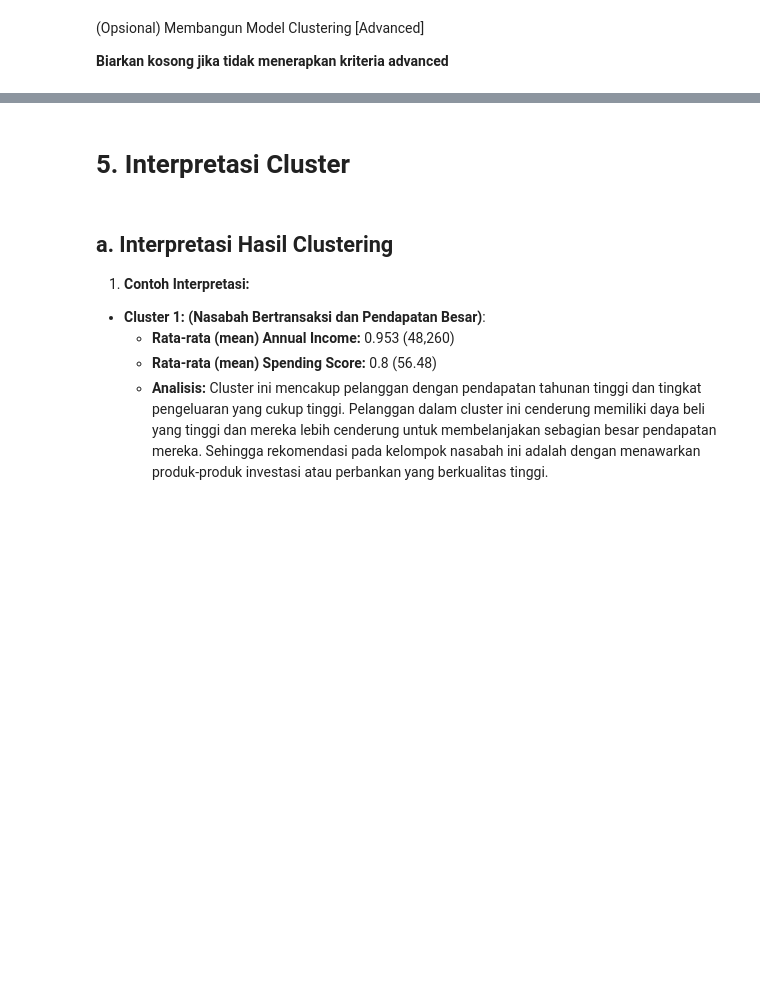
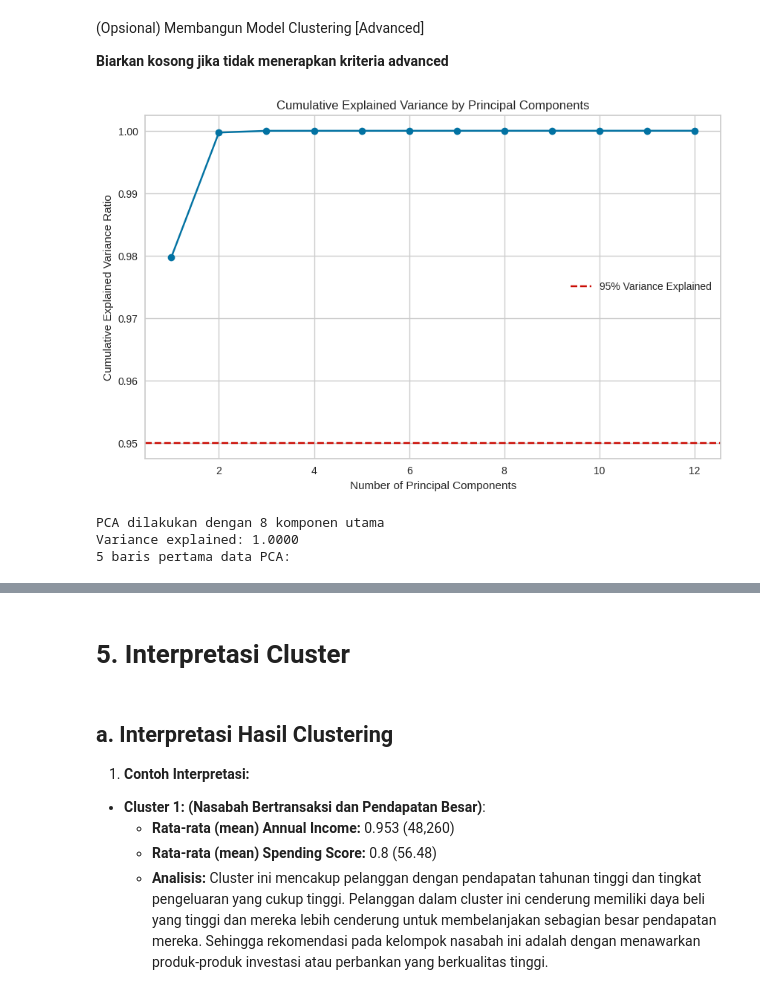
Before and after one commit to eko-andri-prasetyo/proyek-machine-learning, a Jupyter notebook: [Clustering]_Submission_Akhir_BMLP_Eko_Andri_Prasetyo.ipynb, the cells around one changed output, grey strips where cells are left out. Saved outputs shown, nothing was run; the diff lists cells and outputs as text; code cells hidden in the pictures; blank space fills up the shorter version.

```diff
--- a/[Clustering]_Submission_Akhir_BMLP_Eko_Andri_Prasetyo.ipynb
+++ b/[Clustering]_Submission_Akhir_BMLP_Eko_Andri_Prasetyo.ipynb
@@ -356,41 +496,53 @@ plt.show()
 # Pastikan kamu membangun model Kmeans baru dengan data yang sudah dimodifikasi melalui PCA.
 # ___ = KMeans(n_clusters=<x>)
 # ___.fit(<data_final>)
+# Membangun model menggunakan PCA.
 from sklearn.decomposition import PCA
+
+# Pastikan kita menggunakan data tanpa kolom Target (sebelum clustering)
+if 'Target' in df_scaled.columns:
+    data_for_pca = df_scaled.drop('Target', axis=1)
+else:
+    data_for_pca = df_scaled.copy()
 
 # Gunakan elbow method untuk menentukan jumlah komponen PCA optimal
 pca = PCA()
-pca.fit(df_scaled.drop('Target', axis=1))
+pca.fit(data_for_pca)
 
 # Plot variance explained ratio
 plt.figure(figsize=(10, 6))
 plt.plot(range(1, len(pca.explained_variance_ratio_) + 1),
          np.cumsum(pca.explained_variance_ratio_), marker='o')
 plt.axhline(y=0.95, color='r', linestyle='--', label='95% Variance Explained')
 plt.xlabel('Number of Principal Components')
 plt.ylabel('Cumulative Explained Variance Ratio')
 plt.title('Cumulative Explained Variance by Principal Components')
 plt.legend()
 plt.grid(True)
 plt.show()
 
 # Pilih n_components yang menjelaskan ~95% variance
 n_components = 8  # Disesuaikan berdasarkan plot di atas
 pca = PCA(n_components=n_components)
-pca_result = pca.fit_transform(df_scaled.drop('Target', axis=1))
+pca_result = pca.fit_transform(data_for_pca)
 
 # Menyimpan data PCA sebagai Dataframe
 pca_columns = [f'PCA{i+1}' for i in range(n_components)]
 pca_df = pd.DataFrame(pca_result, columns=pca_columns)
 
 # Membangun model KMeans baru dengan data PCA
 kmeans_pca = KMeans(n_clusters=3, random_state=42)
 kmeans_pca.fit(pca_df)
 
 # Tambahkan cluster labels ke dataframe PCA
 pca_df['Cluster_PCA'] = kmeans_pca.labels_
 
 print(f"PCA dilakukan dengan {n_components} komponen utama")
 print(f"Variance explained: {np.sum(pca.explained_variance_ratio_):.4f}")
 print("5 baris pertama data PCA:")
 pca_df.head()
+# %% [output]
+[figure, added]
+PCA dilakukan dengan 8 komponen utama
+Variance explained: 1.0000
+5 baris pertama data PCA:
```
Also changed, not shown: parts of 25 cells of this notebook.
